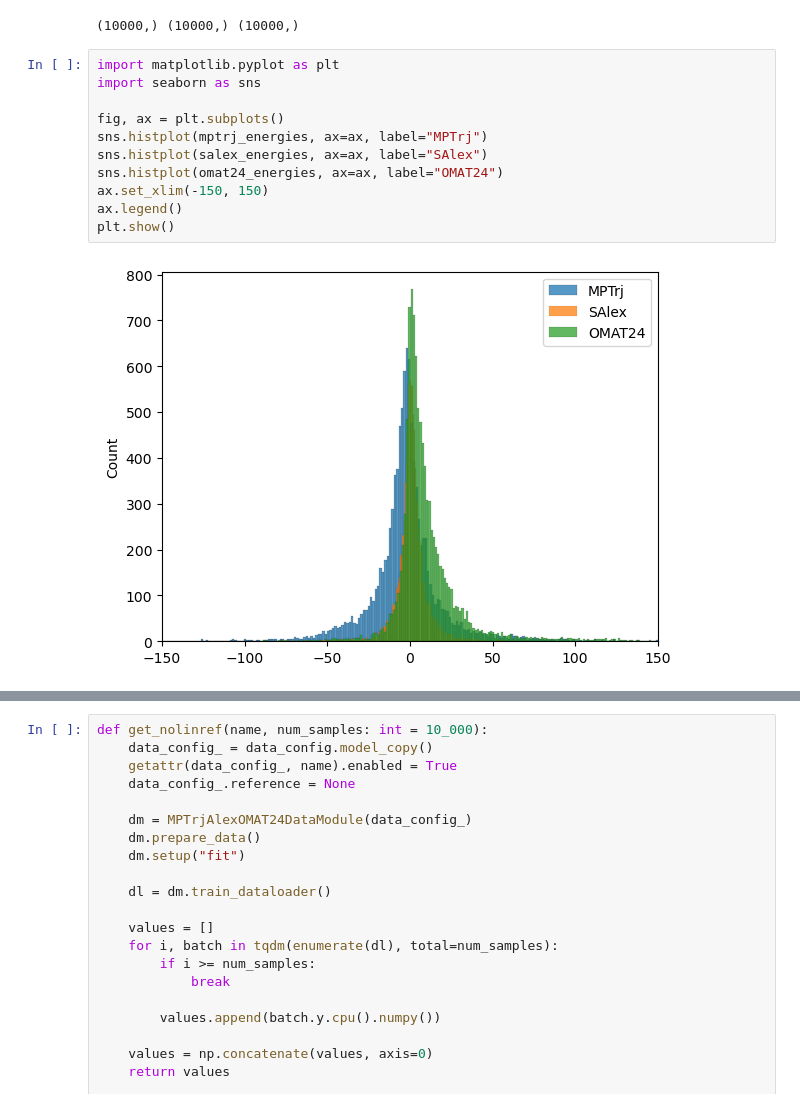
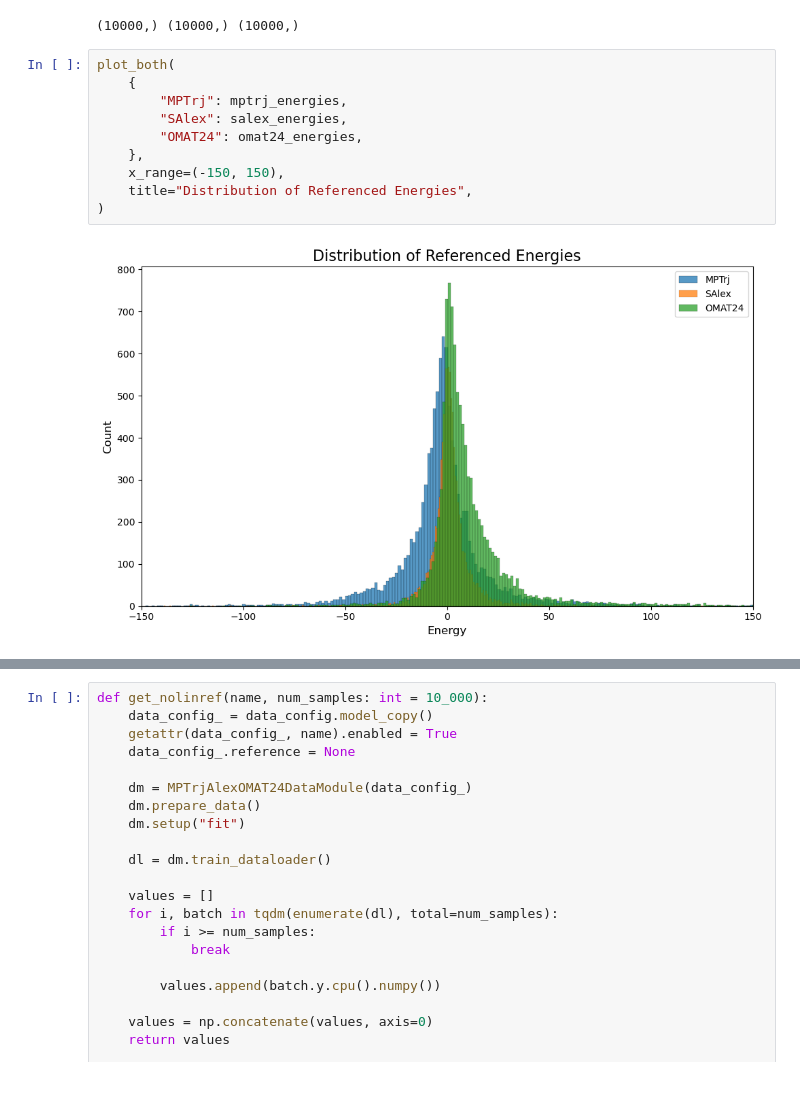
Before and after one commit to nimashoghi/jmp-backbone, a Jupyter notebook: notebooks/energy_visualization.ipynb, the cells around one changed output, grey strips where cells are left out. Cells and saved outputs as stored; diff of their text form.

Commit message:
Update energy visualization

```diff
--- a/notebooks/energy_visualization.ipynb
+++ b/notebooks/energy_visualization.ipynb
@@ -53,16 +179,15 @@ omat24_energies = get("omat24")
 print(mptrj_energies.shape, salex_energies.shape, omat24_energies.shape)
 # %% [output]
 (10000,) (10000,) (10000,)
-# %%
-import matplotlib.pyplot as plt
-import seaborn as sns
-
-fig, ax = plt.subplots()
-sns.histplot(mptrj_energies, ax=ax, label="MPTrj")
-sns.histplot(salex_energies, ax=ax, label="SAlex")
-sns.histplot(omat24_energies, ax=ax, label="OMAT24")
-ax.set_xlim(-150, 150)
-ax.legend()
-plt.show()
-# %% [output]
-[figure, removed]
+# %%
+plot_both(
+    {
+        "MPTrj": mptrj_energies,
+        "SAlex": salex_energies,
+        "OMAT24": omat24_energies,
+    },
+    x_range=(-150, 150),
+    title="Distribution of Referenced Energies",
+)
+# %% [output]
+[figure, added]
```
Also changed, not shown: parts of 8 cells of this notebook.
